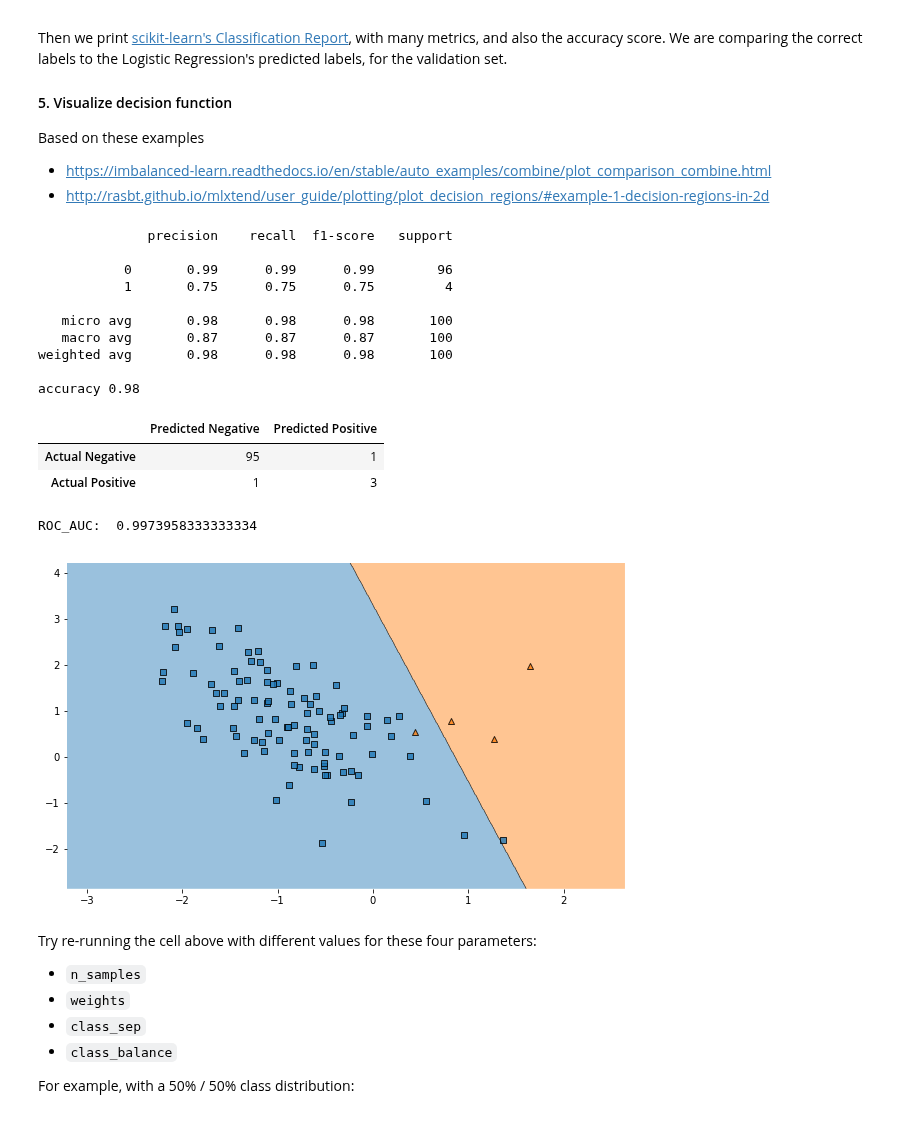
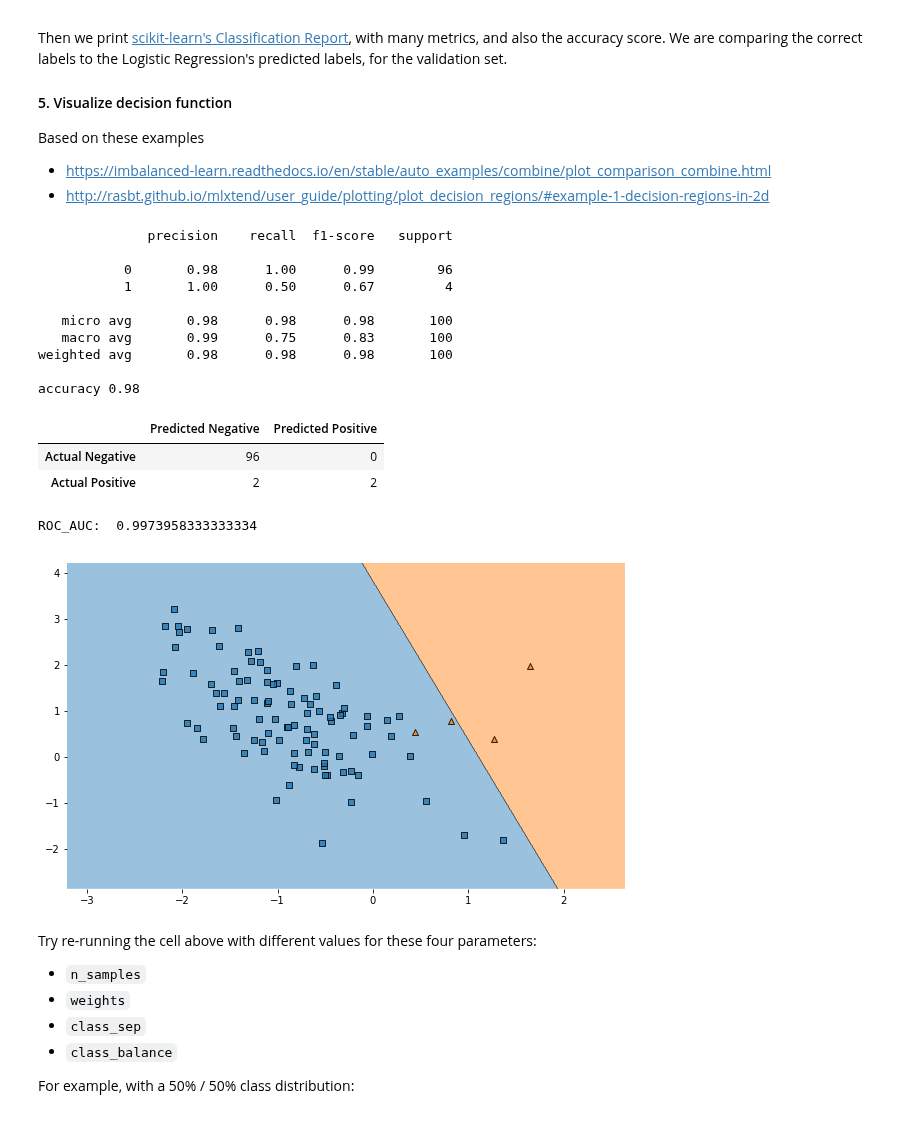
Before and after one commit to LambdaSchool/DS-Unit-2-Sprint-3-Classification-Validation, a Jupyter notebook: module3-classification-metrics/LS_DS_233_Classification_Metrics_Imbalanced_Classes.ipynb, the cells around one changed output. Drawn from its saved outputs; the diff is of its cells as text; code cells hidden in the pictures.

```diff
--- a/module3-classification-metrics/LS_DS_233_Classification_Metrics_Imbalanced_Classes.ipynb
+++ b/module3-classification-metrics/LS_DS_233_Classification_Metrics_Imbalanced_Classes.ipynb
@@ -373,7 +373,7 @@ X_train, X_val, X_test, y_train, y_val, y_test = train_validation_test_split(
 # 3. Fit model
 
 # Try re-running the cell with different values for this parameter
-class_weight = {0: 1, 1: 2}
+class_weight = None
 
 model = LogisticRegression(solver='lbfgs', class_weight=class_weight)
 model.fit(X_train, y_train)
@@ -381,39 +381,39 @@ model.fit(X_train, y_train)
 
 # 4. Evaluate model
 
 y_pred = model.predict(X_val)
 print(classification_report(y_val, y_pred))
 print('accuracy', accuracy_score(y_val, y_pred))
 display(pd.DataFrame(
     confusion_matrix(y_val, y_pred),
     columns=['Predicted Negative', 'Predicted Positive'],
     index=['Actual Negative', 'Actual Positive']))
 
 
 # 5. Visualize decision regions
 
 plt.figure(figsize=(10, 6))
 plot_decision_regions(X_val, y_val, model, legend=0);
 
 y_pred_proba = model.predict_proba(X_val)[:,1]
 
 print('ROC_AUC: ', roc_auc_score(y_val, y_pred_proba))
 # %% [output]
               precision    recall  f1-score   support
 
-           0       0.99      0.99      0.99        96
-           1       0.75      0.75      0.75         4
+           0       0.98      1.00      0.99        96
+           1       1.00      0.50      0.67         4
 
    micro avg       0.98      0.98      0.98       100
-   macro avg       0.87      0.87      0.87       100
+   macro avg       0.99      0.75      0.83       100
 weighted avg       0.98      0.98      0.98       100
 
 accuracy 0.98
 |  | Predicted Negative | Predicted Positive |
-| Actual Negative | 95 | 1 |
-| Actual Positive | 1 | 3 |
+| Actual Negative | 96 | 0 |
+| Actual Positive | 2 | 2 |
 ROC_AUC:  0.9973958333333334
-[figure, old version]
+[figure, new version]
 # %% [markdown]
 Try re-running the cell above with different values for these four parameters:
 - `n_samples`
```
Also changed, not shown: parts of 4 cells of this notebook.
